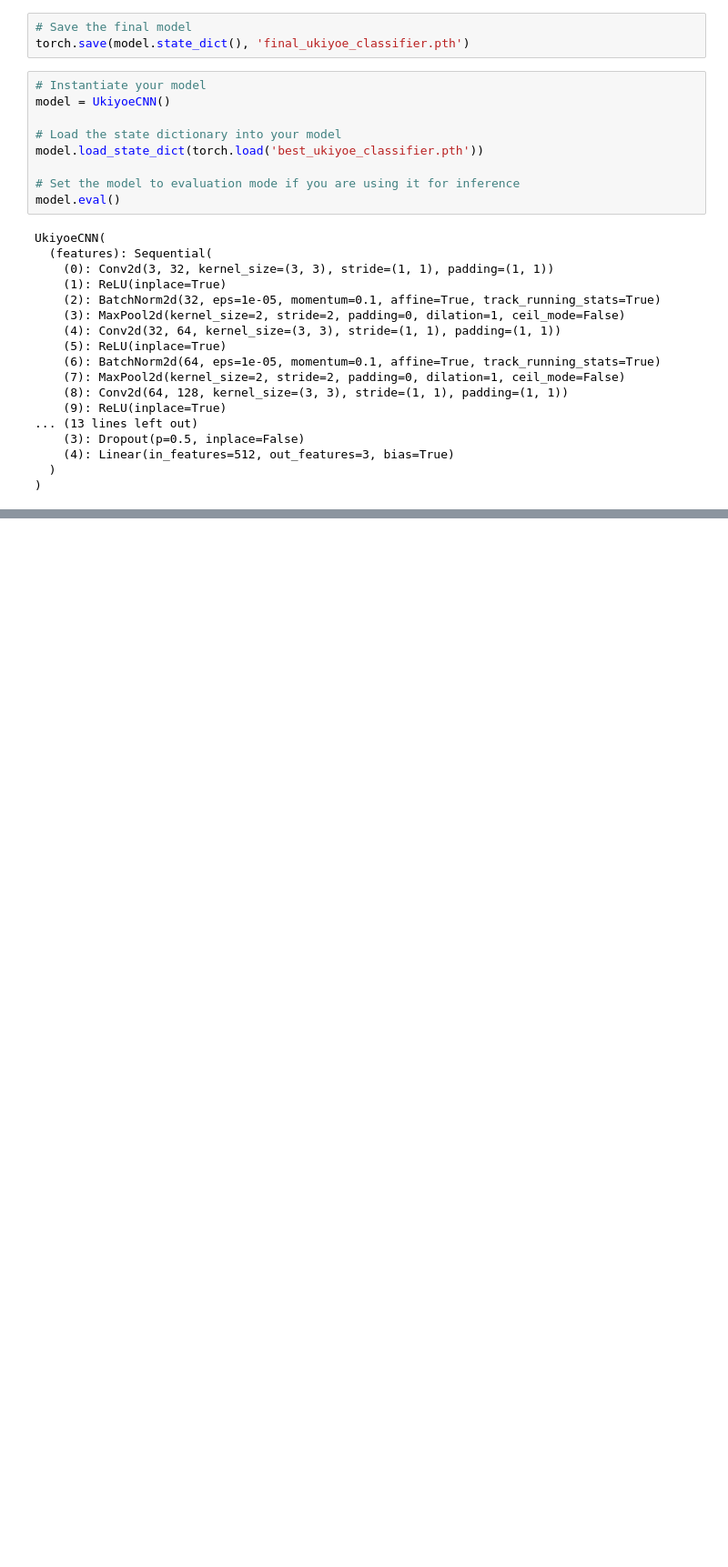
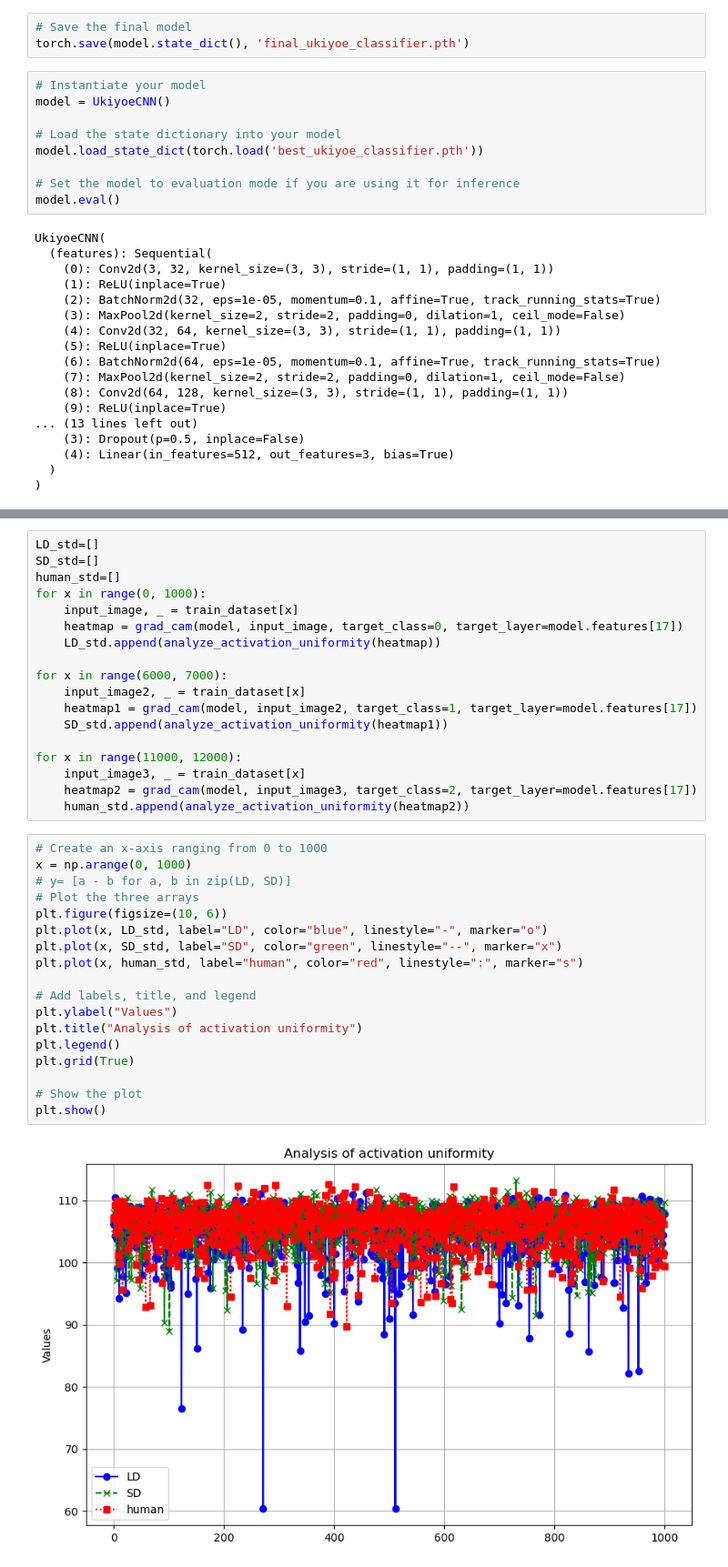
Before and after one commit to Sarah-Zhang1/AIvsHumanArt, a Jupyter notebook: CNN on Ukiyo-e.ipynb, the cells around one changed output, grey strips where cells are left out. Shown at 91% size. Cells and saved outputs as stored; diff of their text form; blank space fills up the shorter version.

```diff
--- a/CNN on Ukiyo-e.ipynb
+++ b/CNN on Ukiyo-e.ipynb
@@ -543,0 +467,38 @@ print(analyze_global_composition(heatmap2))
+# %%
+LD_std=[]
+SD_std=[]
+human_std=[]
+for x in range(0, 1000):
+    input_image, _ = train_dataset[x]
+    heatmap = grad_cam(model, input_image, target_class=0, target_layer=model.features[17])
+    LD_std.append(analyze_activation_uniformity(heatmap))
+
+for x in range(6000, 7000):
+    input_image2, _ = train_dataset[x]
+    heatmap1 = grad_cam(model, input_image2, target_class=1, target_layer=model.features[17])
+    SD_std.append(analyze_activation_uniformity(heatmap1))
+
+for x in range(11000, 12000):
+    input_image3, _ = train_dataset[x]
+    heatmap2 = grad_cam(model, input_image3, target_class=2, target_layer=model.features[17])
+    human_std.append(analyze_activation_uniformity(heatmap2))
+# %%
+# Create an x-axis ranging from 0 to 1000
+x = np.arange(0, 1000)
+# y= [a - b for a, b in zip(LD, SD)]
+# Plot the three arrays
+plt.figure(figsize=(10, 6))
+plt.plot(x, LD_std, label="LD", color="blue", linestyle="-", marker="o")
+plt.plot(x, SD_std, label="SD", color="green", linestyle="--", marker="x")
+plt.plot(x, human_std, label="human", color="red", linestyle=":", marker="s")
+
+# Add labels, title, and legend
+plt.ylabel("Values")
+plt.title("Analysis of activation uniformity")
+plt.legend()
+plt.grid(True)
+
+# Show the plot
+plt.show()
+# %% [output]
+[figure, added]
```
Also changed, not shown: parts of 15 cells of this notebook.
